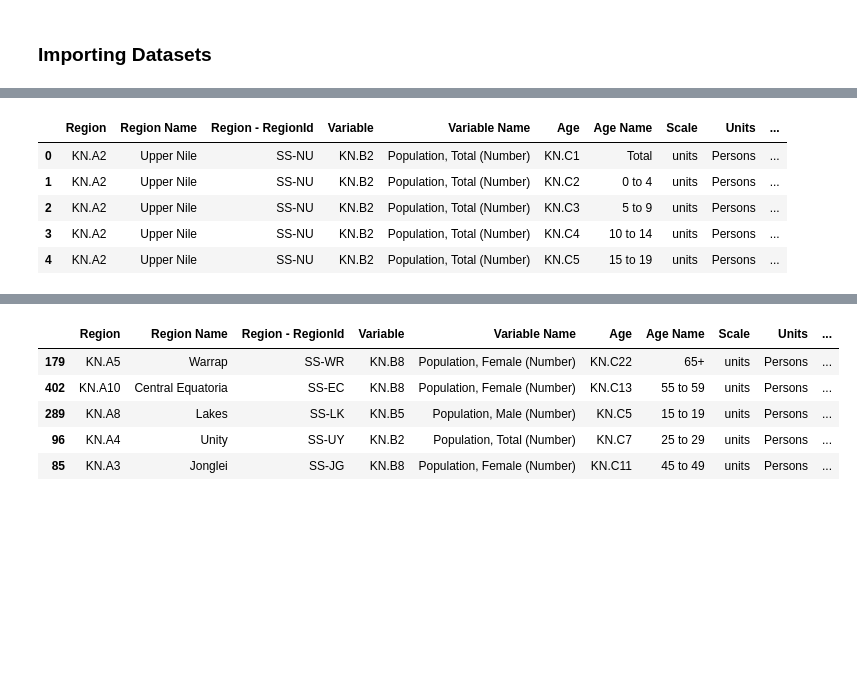
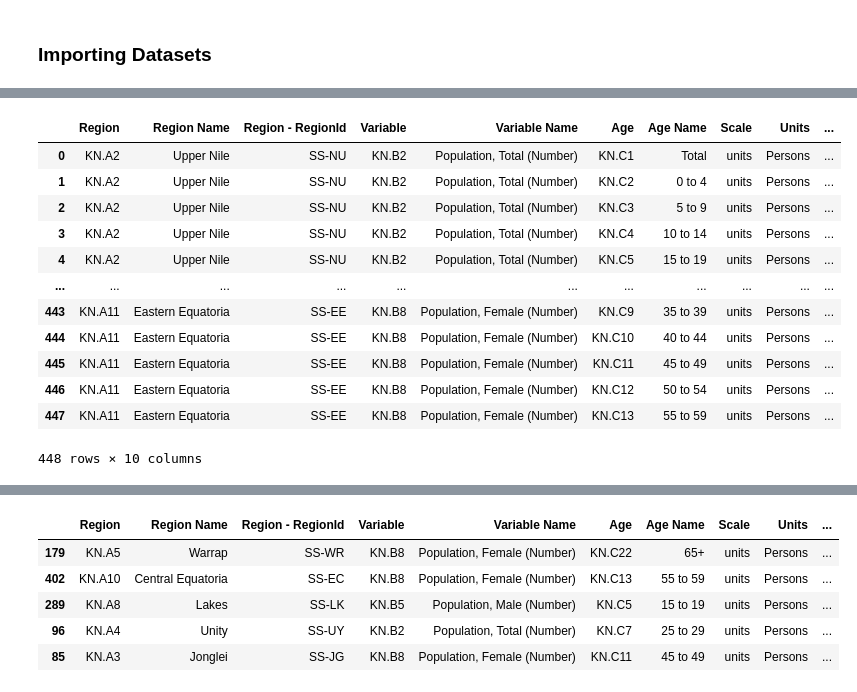
Before and after one commit to tongakuot/python4ds, a Jupyter notebook: module-02.ipynb, the cells around one changed output, grey strips where cells are left out. Saved outputs shown, nothing was run; the diff lists cells and outputs as text; code cells hidden in the pictures; blank space fills up the shorter version.

```diff
--- a/module-02.ipynb
+++ b/module-02.ipynb
@@ -342,14 +342,21 @@ census_raw = pd.read_csv(
 # ??pd.read_csv
 # %%
 # Inspect the first few rows
-census_raw.head(5)
+census_raw.head(-5)
 # %% [output]
 |  | Region | Region Name | Region - RegionId | Variable | Variable Name | Age | Age Name | Scale | Units | ... |
 | 0 | KN.A2 | Upper Nile | SS-NU | KN.B2 | Population, Total (Number) | KN.C1 | Total | units | Persons | ... |
 | 1 | KN.A2 | Upper Nile | SS-NU | KN.B2 | Population, Total (Number) | KN.C2 | 0 to 4 | units | Persons | ... |
 | 2 | KN.A2 | Upper Nile | SS-NU | KN.B2 | Population, Total (Number) | KN.C3 | 5 to 9 | units | Persons | ... |
 | 3 | KN.A2 | Upper Nile | SS-NU | KN.B2 | Population, Total (Number) | KN.C4 | 10 to 14 | units | Persons | ... |
 | 4 | KN.A2 | Upper Nile | SS-NU | KN.B2 | Population, Total (Number) | KN.C5 | 15 to 19 | units | Persons | ... |
+| ... | ... | ... | ... | ... | ... | ... | ... | ... | ... | ... |
+| 443 | KN.A11 | Eastern Equatoria | SS-EE | KN.B8 | Population, Female (Number) | KN.C9 | 35 to 39 | units | Persons | ... |
+| 444 | KN.A11 | Eastern Equatoria | SS-EE | KN.B8 | Population, Female (Number) | KN.C10 | 40 to 44 | units | Persons | ... |
+| 445 | KN.A11 | Eastern Equatoria | SS-EE | KN.B8 | Population, Female (Number) | KN.C11 | 45 to 49 | units | Persons | ... |
+| 446 | KN.A11 | Eastern Equatoria | SS-EE | KN.B8 | Population, Female (Number) | KN.C12 | 50 to 54 | units | Persons | ... |
+| 447 | KN.A11 | Eastern Equatoria | SS-EE | KN.B8 | Population, Female (Number) | KN.C13 | 55 to 59 | units | Persons | ... |
+448 rows × 10 columns
 # %%
 # Inspect the few last rows
 census_raw.tail(5)
```
Also changed, not shown: parts of 19 cells of this notebook.
